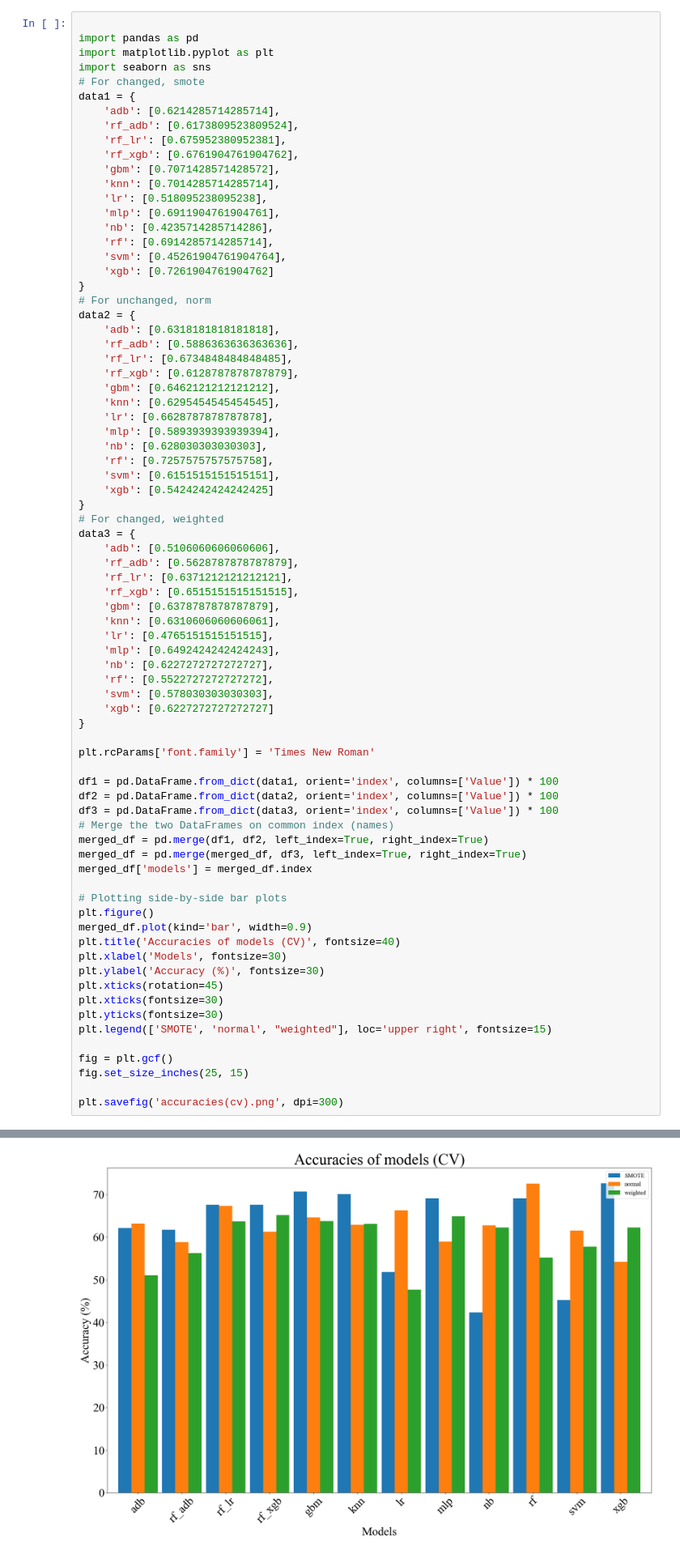
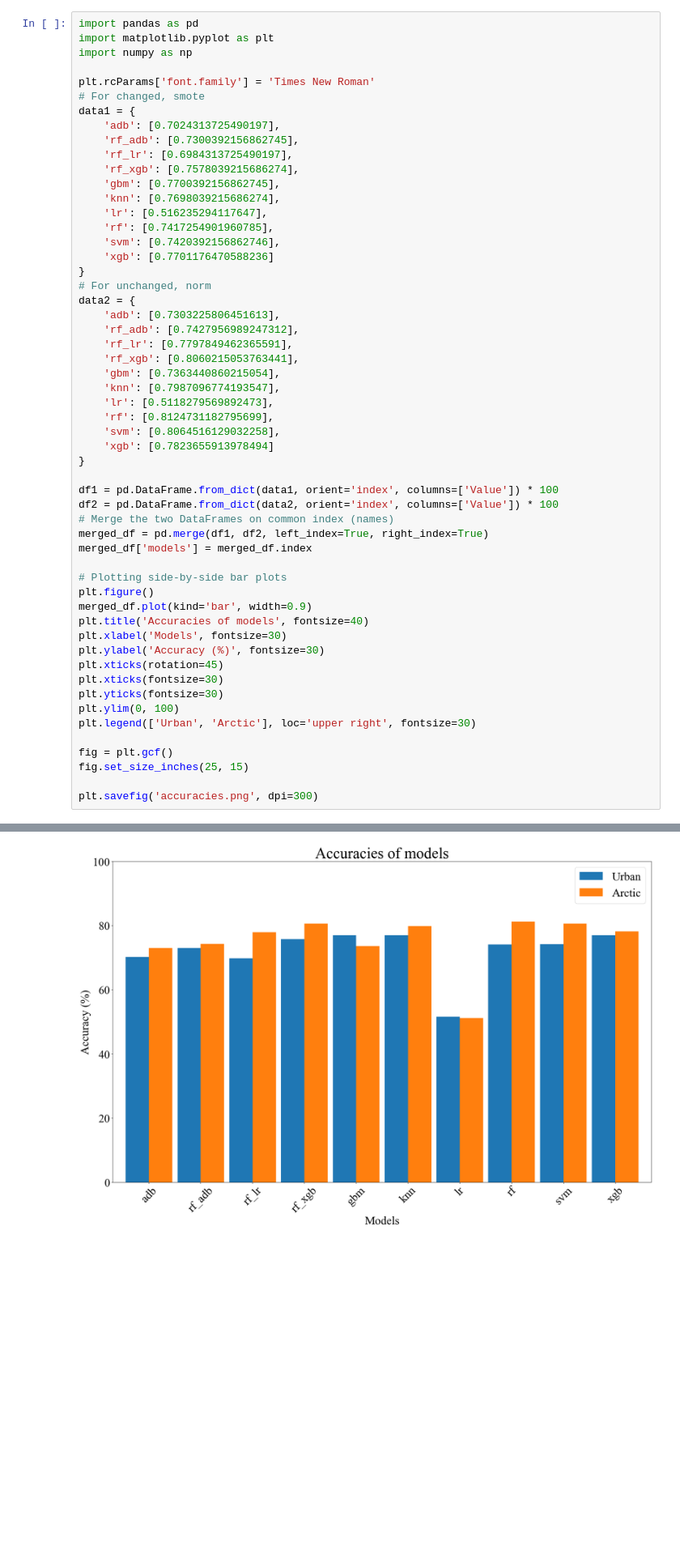
Before and after one commit to Malsory/NPF_project_urban, a Jupyter notebook: NPF_project_urban/tables/accuracy_plotter.ipynb, the cells around one changed output, grey strips where cells are left out. Shown: that part at 81% size. Saved outputs shown, nothing was run; the diff lists cells and outputs as text; blank space fills up the shorter version.

```diff
--- a/NPF_project_urban/tables/accuracy_plotter.ipynb
+++ b/NPF_project_urban/tables/accuracy_plotter.ipynb
@@ -1,79 +1,58 @@
 # %%
-
 import pandas as pd
 import matplotlib.pyplot as plt
-import seaborn as sns
+import numpy as np
+
+plt.rcParams['font.family'] = 'Times New Roman'
 # For changed, smote
 data1 = {
-    'adb': [0.6214285714285714],
-    'rf_adb': [0.6173809523809524],
-    'rf_lr': [0.675952380952381],
-    'rf_xgb': [0.6761904761904762],
-    'gbm': [0.7071428571428572],
-    'knn': [0.7014285714285714],
-    'lr': [0.518095238095238],
-    'mlp': [0.6911904761904761],
-    'nb': [0.4235714285714286],
-    'rf': [0.6914285714285714],
-    'svm': [0.45261904761904764],
-    'xgb': [0.7261904761904762]
+    'adb': [0.7024313725490197],
+    'rf_adb': [0.7300392156862745],
+    'rf_lr': [0.6984313725490197],
+    'rf_xgb': [0.7578039215686274],
+    'gbm': [0.7700392156862745],
+    'knn': [0.7698039215686274],
+    'lr': [0.516235294117647],
+    'rf': [0.7417254901960785],
+    'svm': [0.7420392156862746],
+    'xgb': [0.7701176470588236]
 }
 # For unchanged, norm
 data2 = {
-    'adb': [0.6318181818181818],
-    'rf_adb': [0.5886363636363636],
-    'rf_lr': [0.6734848484848485],
-    'rf_xgb': [0.6128787878787879],
-    'gbm': [0.6462121212121212],
-    'knn': [0.6295454545454545],
-    'lr': [0.6628787878787878],
-    'mlp': [0.5893939393939394],
-    'nb': [0.628030303030303],
-    'rf': [0.7257575757575758],
-    'svm': [0.6151515151515151],
-    'xgb': [0.5424242424242425]
+    'adb': [0.7303225806451613],
+    'rf_adb': [0.7427956989247312],
+    'rf_lr': [0.7797849462365591],
+    'rf_xgb': [0.8060215053763441],
+    'gbm': [0.7363440860215054],
+    'knn': [0.7987096774193547],
+    'lr': [0.5118279569892473],
+    'rf': [0.8124731182795699],
+    'svm': [0.8064516129032258],
+    'xgb': [0.7823655913978494]
 }
-# For changed, weighted
-data3 = {
-    'adb': [0.5106060606060606],
-    'rf_adb': [0.5628787878787879],
-    'rf_lr': [0.6371212121212121],
-    'rf_xgb': [0.6515151515151515],
-    'gbm': [0.6378787878787879],
-    'knn': [0.6310606060606061],
-    'lr': [0.4765151515151515],
-    'mlp': [0.6492424242424243],
-    'nb': [0.6227272727272727],
-    'rf': [0.5522727272727272],
-    'svm': [0.578030303030303],
-    'xgb': [0.6227272727272727]
-}
-
-plt.rcParams['font.family'] = 'Times New Roman'
 
 df1 = pd.DataFrame.from_dict(data1, orient='index', columns=['Value']) * 100
 df2 = pd.DataFrame.from_dict(data2, orient='index', columns=['Value']) * 100
-df3 = pd.DataFrame.from_dict(data3, orient='index', columns=['Value']) * 100
 # Merge the two DataFrames on common index (names)
 merged_df = pd.merge(df1, df2, left_index=True, right_index=True)
-merged_df = pd.merge(merged_df, df3, left_index=True, right_index=True)
 merged_df['models'] = merged_df.index
 
 # Plotting side-by-side bar plots
 plt.figure()
 merged_df.plot(kind='bar', width=0.9)
-plt.title('Accuracies of models (CV)', fontsize=40)
+plt.title('Accuracies of models', fontsize=40)
 plt.xlabel('Models', fontsize=30)
 plt.ylabel('Accuracy (%)', fontsize=30)
 plt.xticks(rotation=45)
 plt.xticks(fontsize=30)
 plt.yticks(fontsize=30)
-plt.legend(['SMOTE', 'normal', "weighted"], loc='upper right', fontsize=15)
+plt.ylim(0, 100)
+plt.legend(['Urban', 'Arctic'], loc='upper right', fontsize=30)
 
 fig = plt.gcf()
 fig.set_size_inches(25, 15)
 
-plt.savefig('accuracies(cv).png', dpi=300)
+plt.savefig('accuracies.png', dpi=300)
 # %% [output]
 <Figure size 640x480 with 0 Axes>
-[figure, old version]
+[figure, new version]
```
Also changed, not shown: parts of 1 cell of this notebook, 14 other files.
